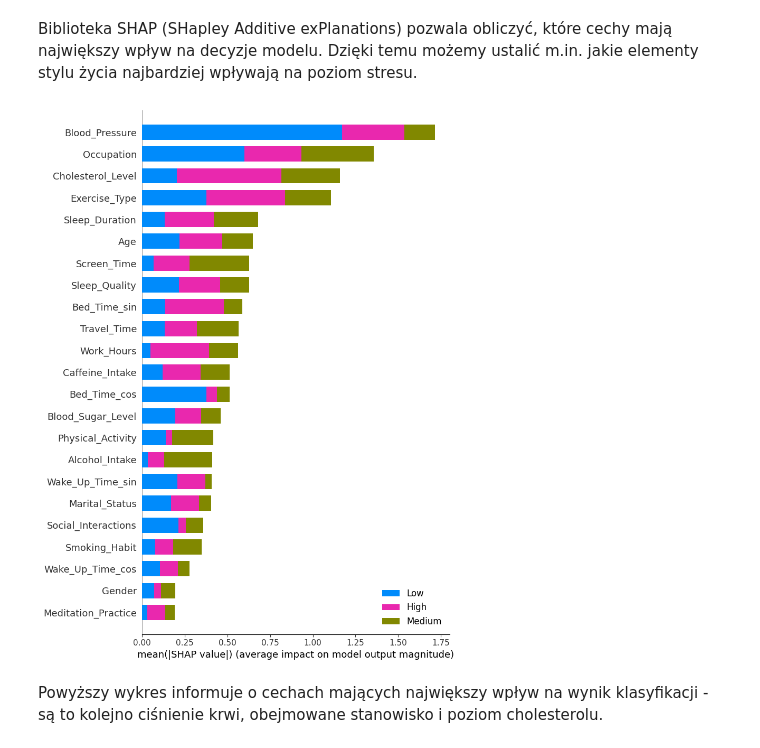
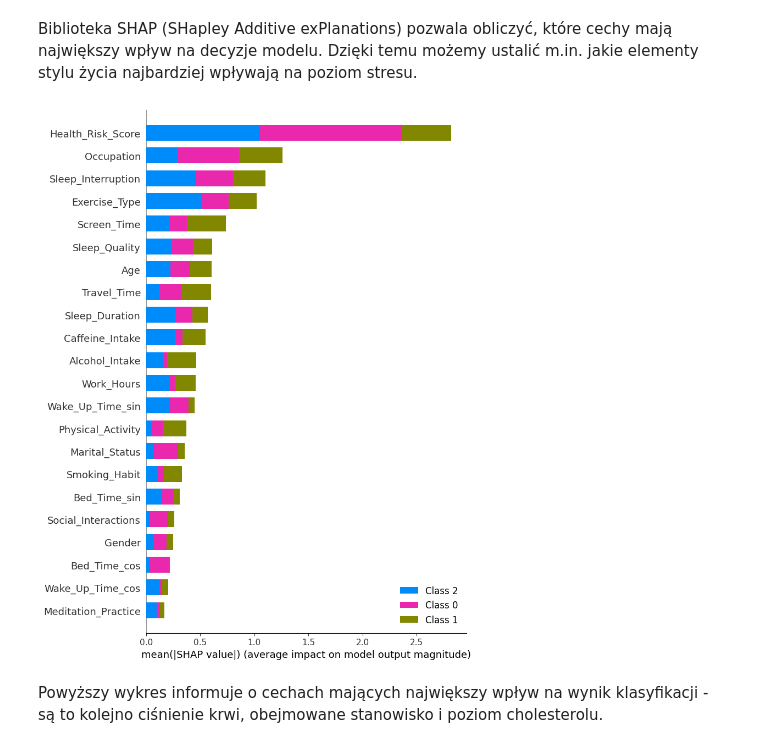
Before and after one commit to Sumitjadhav5004/ML-Stress-Prediction, a Jupyter notebook: stress_prediction.ipynb, the cells around one changed output. Saved outputs shown, nothing was run; the diff lists cells and outputs as text; code cells hidden in the pictures.

Commit message:
switched to f1 score, moved functions to utils, joined health risk features and added new ones, fixed time convertion function, added correlation heatmap

```diff
--- a/stress_prediction.ipynb
+++ b/stress_prediction.ipynb
@@ -167,11 +167,6 @@ LABEL_TO_STRESS_LEVEL = {v: k for k, v in STRESS_LEVEL_TO_LABEL.items()}
 
 df['Stress_Detection'] = df['Stress_Detection'].map(STRESS_LEVEL_TO_LABEL)
 # %%
-def time_to_float(time_str):
-    time_str = time_str.replace("AM", "").replace("PM", "").strip()
-    hours, minutes = map(int, time_str.split(":"))
-    return hours + minutes/60
-
 df["Bed_Time"] = df["Bed_Time"].astype(str)
 df["Wake_Up_Time"] = df["Wake_Up_Time"].astype(str)
 df["Bed_Time_float"] = df["Bed_Time"].apply(time_to_float)
@@ -181,5 +176,12 @@ df["Bed_Time_cos"] = np.cos(2 * np.pi * df["Bed_Time_float"] / 24)
 df["Wake_Up_Time_sin"] = np.sin(2 * np.pi * df["Wake_Up_Time_float"] / 24)
 df["Wake_Up_Time_cos"] = np.cos(2 * np.pi * df["Wake_Up_Time_float"] / 24)
 
-columns_to_drop = ["Bed_Time", "Wake_Up_Time", "Bed_Time_float", "Wake_Up_Time_float"]
+df['Time_In_Bed'] = np.where(
+    df['Wake_Up_Time_float'] < df['Bed_Time_float'],
+    (24 - df['Bed_Time_float']) + df['Wake_Up_Time_float'],
+    df['Bed_Time_float'] - df['Wake_Up_Time_float'],
+)
+df["Sleep_Interruption"] = df["Time_In_Bed"] - df["Sleep_Duration"]
+
+columns_to_drop = ["Bed_Time", "Wake_Up_Time", "Bed_Time_float", "Wake_Up_Time_float", "Time_In_Bed"]
 df = df.drop(columns=columns_to_drop)
@@ -250,0 +264,4 @@ Wartości odstające są możliwe do zaistnienia w rzeczywistości (np. ekstrema
+# %%
+df["Health_Risk_Score"] = (df["Blood_Pressure"] + df["Cholesterol_Level"] + df["Blood_Sugar_Level"]) / 3
+redundant_health_cols = ["Blood_Pressure", "Cholesterol_Level", "Blood_Sugar_Level"]
+df = df.drop(columns=redundant_health_cols)
@@ -478,12 +508,10 @@ Biblioteka SHAP (SHapley Additive exPlanations) pozwala obliczyć, które cechy
 # %%
 explainer = shap.TreeExplainer(model)
 shap_values = explainer.shap_values(X_test)
 
-shap.summary_plot(shap_values, X_test, plot_type="bar", max_display=50,
-                  class_names=[LABEL_TO_STRESS_LEVEL[i] for i in range(len(LABEL_TO_STRESS_LEVEL))]
-                  )  # TODO: Preetify the plot and class names display order / change the plot type
+shap.summary_plot(shap_values, X_test, plot_type="bar", max_display=50)
 # %% [output]
-[figure, old version]
+[figure, new version]
 # %% [markdown]
 Powyższy wykres informuje o cechach mających największy wpływ na wynik klasyfikacji - są to kolejno ciśnienie krwi, obejmowane stanowisko i poziom cholesterolu.
 # %%
```
Also changed, not shown: parts of 27 cells of this notebook, 1 other file.
